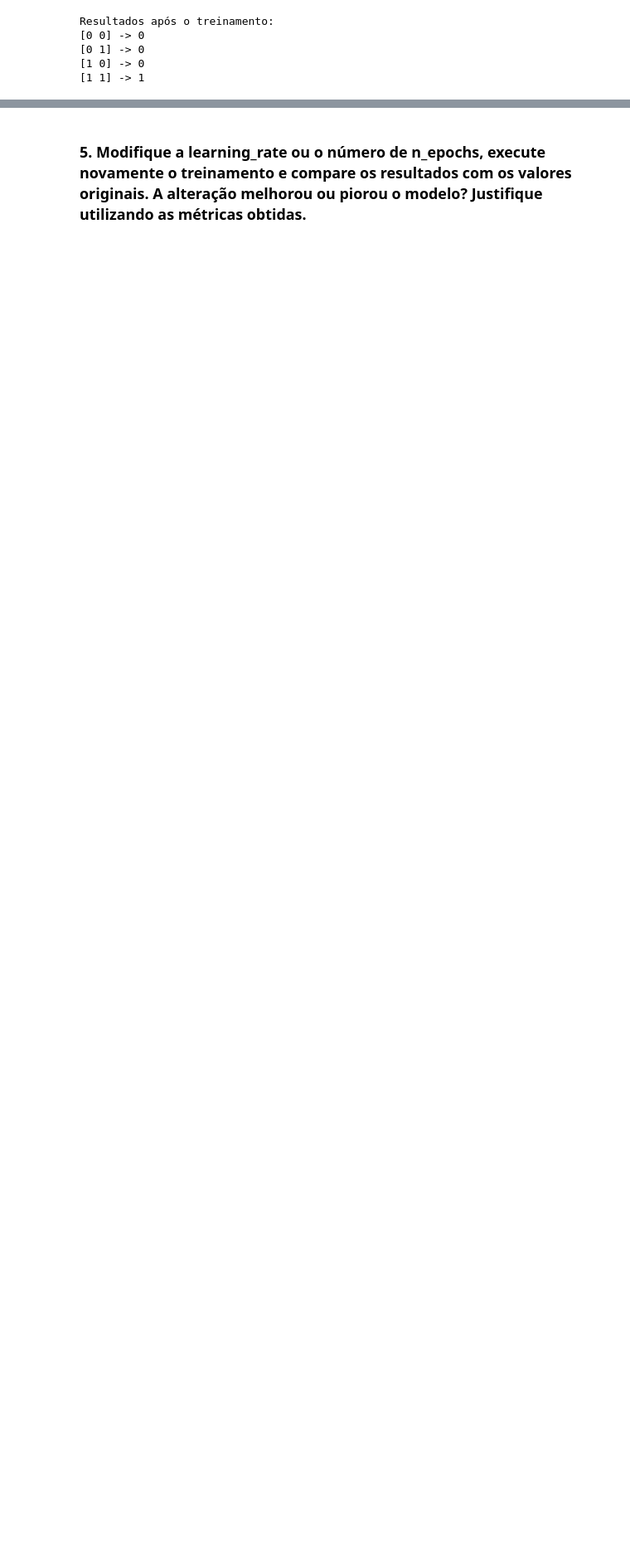
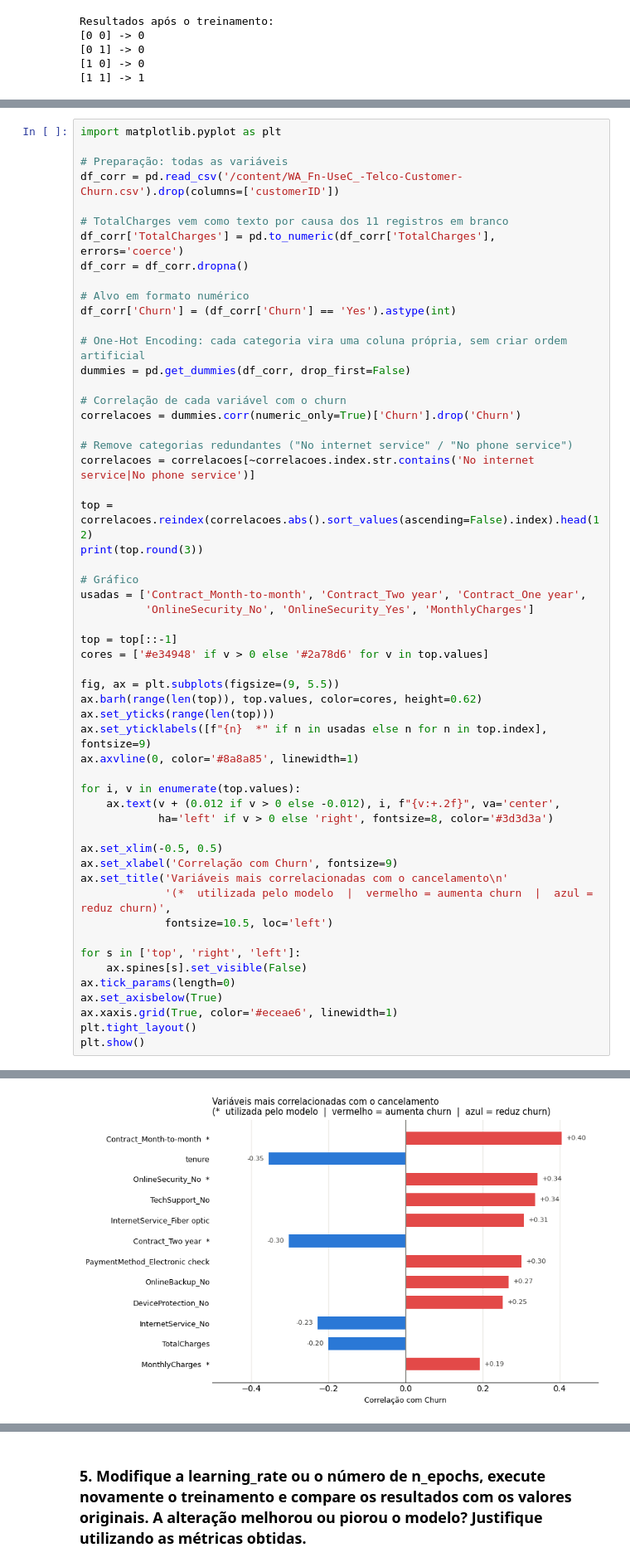
Before and after one commit to viktoruebelhart/pos_facens, a Jupyter notebook: Redes_Neurais_tarefa1.ipynb, the cells around one changed output, grey strips where cells are left out. Shown at 83% size. Drawn from its saved outputs; the diff is of its cells as text; blank space fills up the shorter version.

```diff
--- a/Redes_Neurais_tarefa1.ipynb
+++ b/Redes_Neurais_tarefa1.ipynb
@@ -543,0 +812,56 @@ relatório de classificação com precision, recall e F1-score.
+# %%
+import matplotlib.pyplot as plt
+
+# Preparação: todas as variáveis
+df_corr = pd.read_csv('/content/WA_Fn-UseC_-Telco-Customer-Churn.csv').drop(columns=['customerID'])
+
+# TotalCharges vem como texto por causa dos 11 registros em branco
+df_corr['TotalCharges'] = pd.to_numeric(df_corr['TotalCharges'], errors='coerce')
+df_corr = df_corr.dropna()
+
+# Alvo em formato numérico
+df_corr['Churn'] = (df_corr['Churn'] == 'Yes').astype(int)
+
+# One-Hot Encoding: cada categoria vira uma coluna própria, sem criar ordem artificial
+dummies = pd.get_dummies(df_corr, drop_first=False)
+
+# Correlação de cada variável com o churn
+correlacoes = dummies.corr(numeric_only=True)['Churn'].drop('Churn')
+
+# Remove categorias redundantes ("No internet service" / "No phone service")
+correlacoes = correlacoes[~correlacoes.index.str.contains('No internet service|No phone service')]
+
+top = correlacoes.reindex(correlacoes.abs().sort_values(ascending=False).index).head(12)
+print(top.round(3))
+
+# Gráfico
+usadas = ['Contract_Month-to-month', 'Contract_Two year', 'Contract_One year',
+          'OnlineSecurity_No', 'OnlineSecurity_Yes', 'MonthlyCharges']
+
+top = top[::-1]
+cores = ['#e34948' if v > 0 else '#2a78d6' for v in top.values]
+
+fig, ax = plt.subplots(figsize=(9, 5.5))
+ax.barh(range(len(top)), top.values, color=cores, height=0.62)
+ax.set_yticks(range(len(top)))
+ax.set_yticklabels([f"{n}  *" if n in usadas else n for n in top.index], fontsize=9)
+ax.axvline(0, color='#8a8a85', linewidth=1)
+
+for i, v in enumerate(top.values):
+    ax.text(v + (0.012 if v > 0 else -0.012), i, f"{v:+.2f}", va='center',
+            ha='left' if v > 0 else 'right', fontsize=8, color='#3d3d3a')
+
+ax.set_xlim(-0.5, 0.5)
+ax.set_xlabel('Correlação com Churn', fontsize=9)
+ax.set_title('Variáveis mais correlacionadas com o cancelamento\n'
+             '(*  utilizada pelo modelo  |  vermelho = aumenta churn  |  azul = reduz churn)',
+             fontsize=10.5, loc='left')
+
+for s in ['top', 'right', 'left']:
+    ax.spines[s].set_visible(False)
+ax.tick_params(length=0)
+ax.set_axisbelow(True)
+ax.xaxis.grid(True, color='#eceae6', linewidth=1)
+plt.tight_layout()
+plt.show()
+# %% [output]
@@ -543,0 +881 @@ relatório de classificação com precision, recall e F1-score.
+[figure, added]
```
Also changed, not shown: parts of 44 cells of this notebook.
